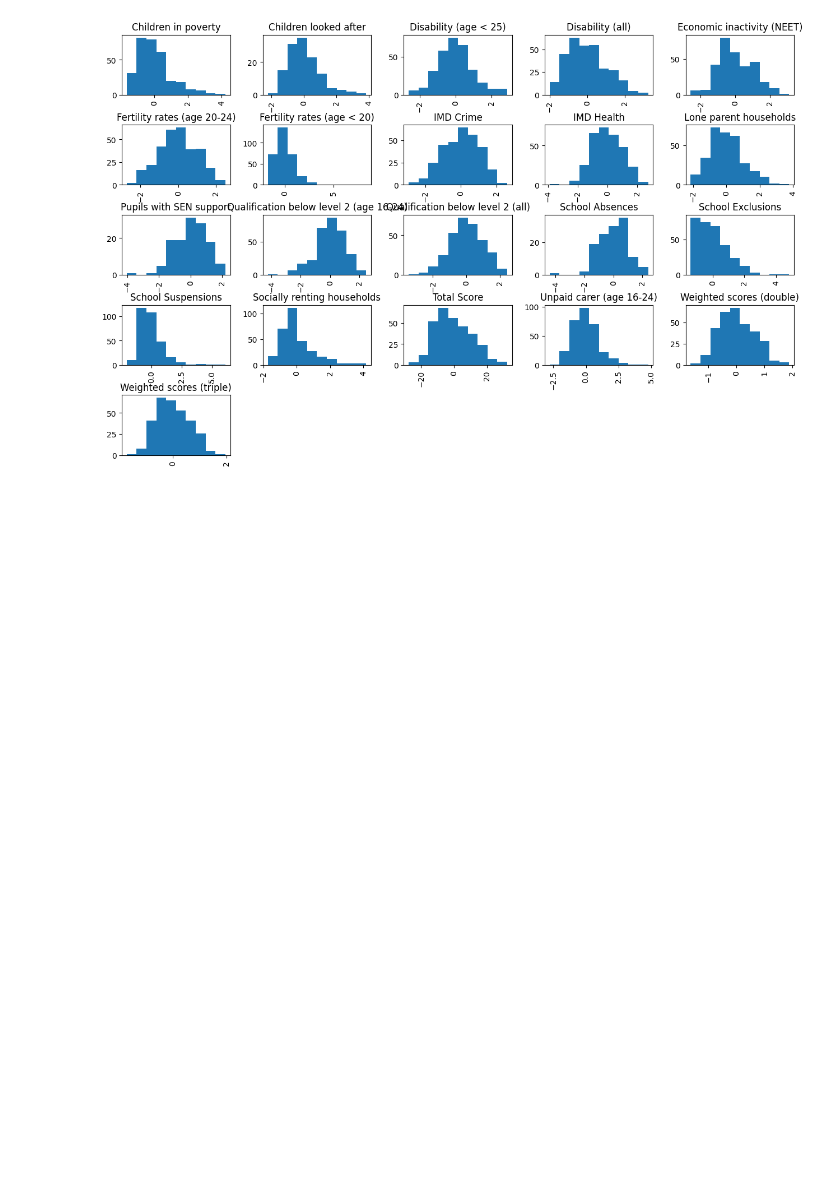
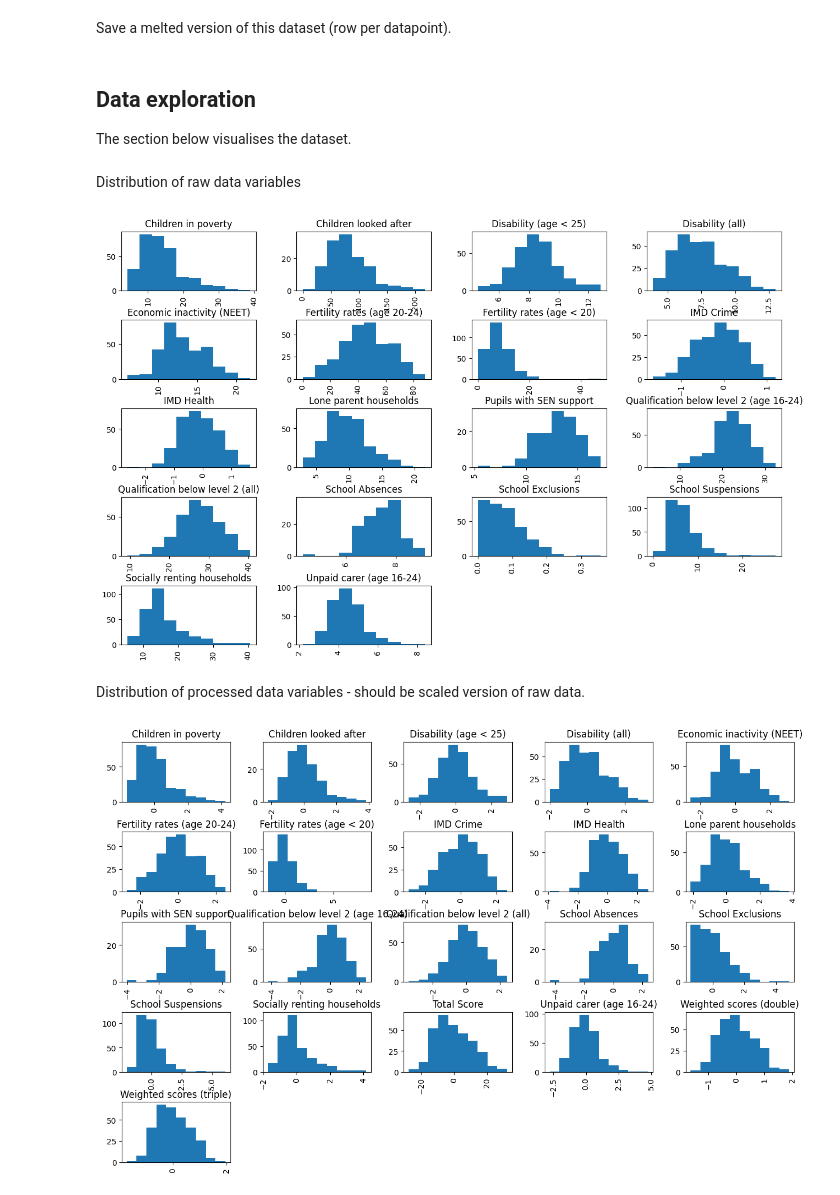
Before and after one commit to open-innovations/yff-data-pipelines, a Jupyter notebook: output/prepare-neet-factors.ipynb, the cells around one changed output. Drawn from its saved outputs; the diff is of its cells as text; code cells hidden in the pictures; blank space fills up the shorter version.

```diff
--- a/output/prepare-neet-factors.ipynb
+++ b/output/prepare-neet-factors.ipynb
@@ -39,7 +47,21 @@ def score(df):
     ], axis=1)
 
 data = raw.apply(z_score).pipe(score)
+# %% [markdown]
+Save a melted version of this dataset (row per datapoint).
 # %%
 os.makedirs('../../data/processed/yff/', exist_ok=True)
 data.melt(ignore_index=False).to_csv('../../data/processed/yff/neet-factors.csv')
+# %% [markdown]
+## Data exploration
+
+The section below visualises the dataset.
+# %% [markdown]
+Distribution of raw data variables
+# %%
+axes = raw.melt(ignore_index=False).hist(by='variable', figsize=(15,10))
+# %% [output]
+[figure, added]
+# %% [markdown]
+Distribution of processed data variables - should be scaled version of raw data.
 # %%
```
Also changed, not shown: parts of 9 cells of this notebook, 3 other files.
